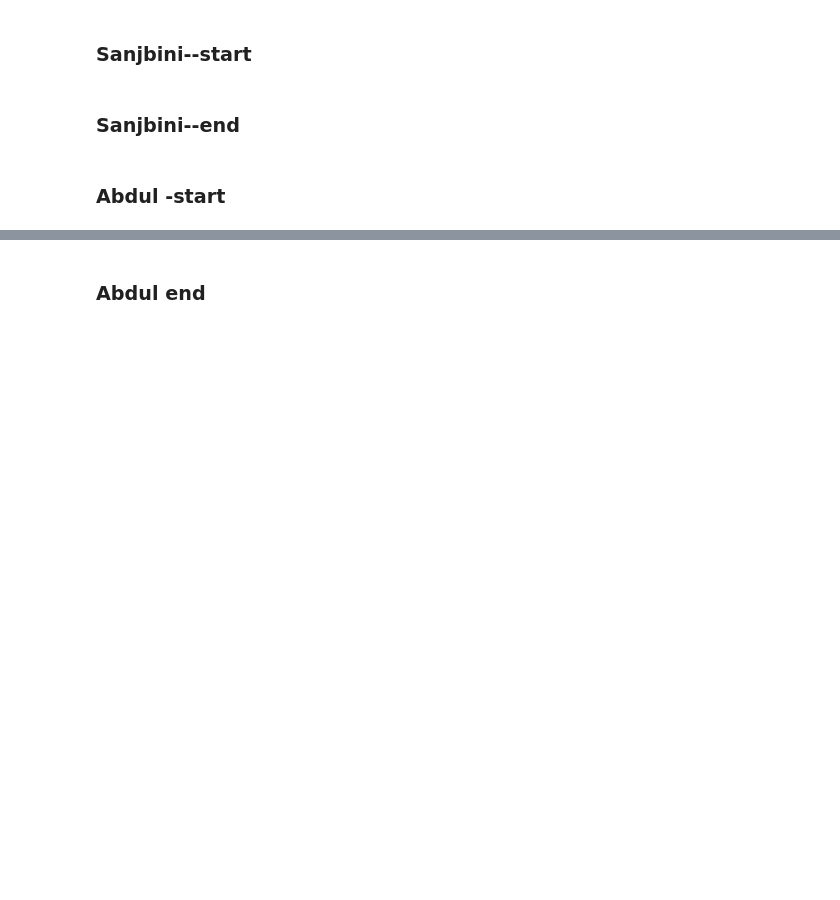
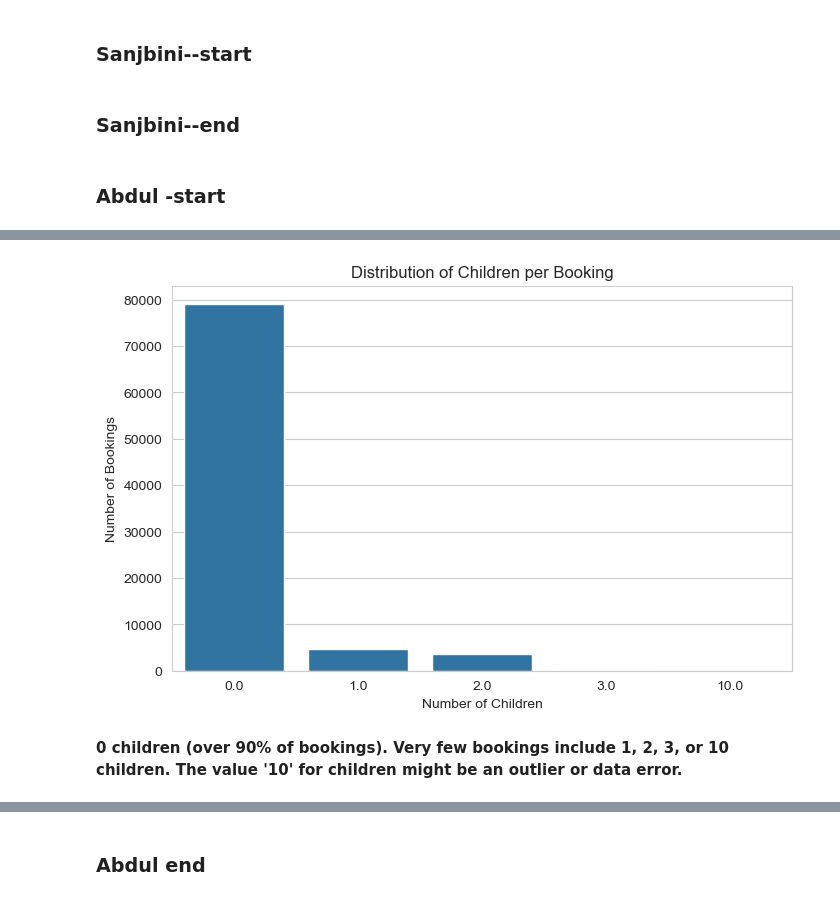
Before and after one commit to dipk6545/hotel-booking-aml, a Jupyter notebook: EDA/Hotel Bookings EDA.ipynb, the cells around one changed output, grey strips where cells are left out. Cells and saved outputs as stored; diff of their text form; code cells hidden in the pictures; blank space fills up the shorter version.

```diff
--- a/EDA/Hotel Bookings EDA.ipynb
+++ b/EDA/Hotel Bookings EDA.ipynb
@@ -2139,0 +2354,15 @@ EDA for the selected categorical variables is complete, and the initial feature-
+# %%
+# Visualize the number of children per booking
+plt.figure(figsize=(8, 5))
+
+sns.countplot(data=df_master, x='children')
+plt.title('Distribution of Children per Booking')
+plt.xlabel('Number of Children')
+plt.ylabel('Number of Bookings')
+
+plt.show()
+# %% [output]
+[figure, added]
+# %% [markdown]
+**0 children (over 90% of bookings).
+Very few bookings include 1, 2, 3, or 10 children. The value '10' for children might be an outlier or data error.**
```
Also changed, not shown: parts of 83 cells of this notebook.
